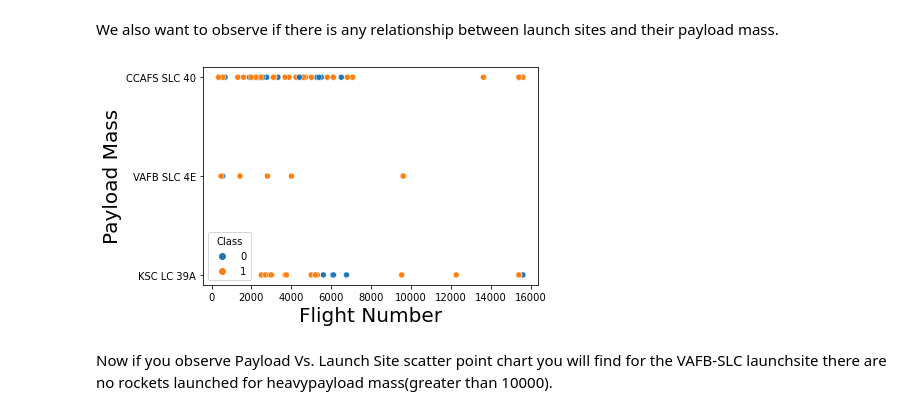
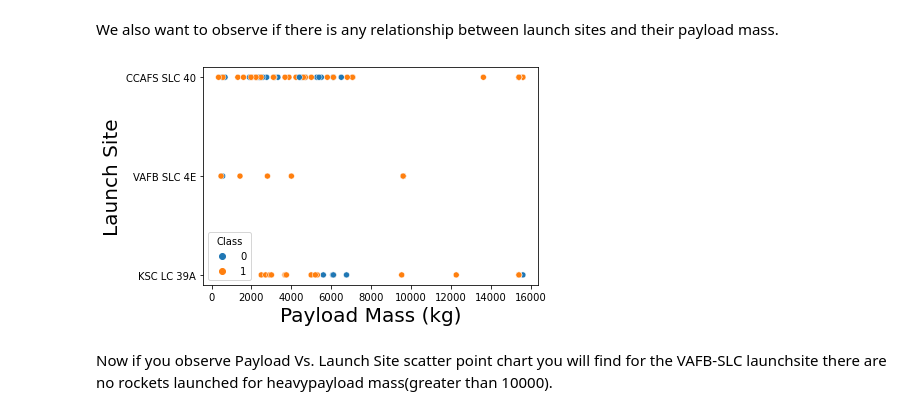
Before and after one commit to chan-yc/Applied-Data-Science-Capstone, a Jupyter notebook: EDA with Data Visualization.ipynb, the cells around one changed output. Cells and saved outputs as stored; diff of their text form; code cells hidden in the pictures.

```diff
--- a/EDA with Data Visualization.ipynb
+++ b/EDA with Data Visualization.ipynb
@@ -99,11 +99,11 @@ We also want to observe if there is any relationship between launch sites and th
 # %%
 # Plot a scatter point chart with x axis to be Pay Load Mass (kg) and y axis to be the launch site, and hue to be the class value
 sns.scatterplot(x="PayloadMass", y="LaunchSite", hue="Class", data=df)
-plt.xlabel("Flight Number",fontsize=20)
-plt.ylabel("Payload Mass",fontsize=20)
+plt.xlabel("Payload Mass (kg)",fontsize=20)
+plt.ylabel("Launch Site",fontsize=20)
 plt.show()
 # %% [output]
-[figure, old version]
+[figure, new version]
 # %% [markdown]
 Now if you observe Payload Vs. Launch Site scatter point chart you will find for the VAFB-SLC  launchsite there are no  rockets  launched for  heavypayload mass(greater than 10000).
 # %% [markdown]
```
Also changed, not shown: parts of 1 cell of this notebook.
